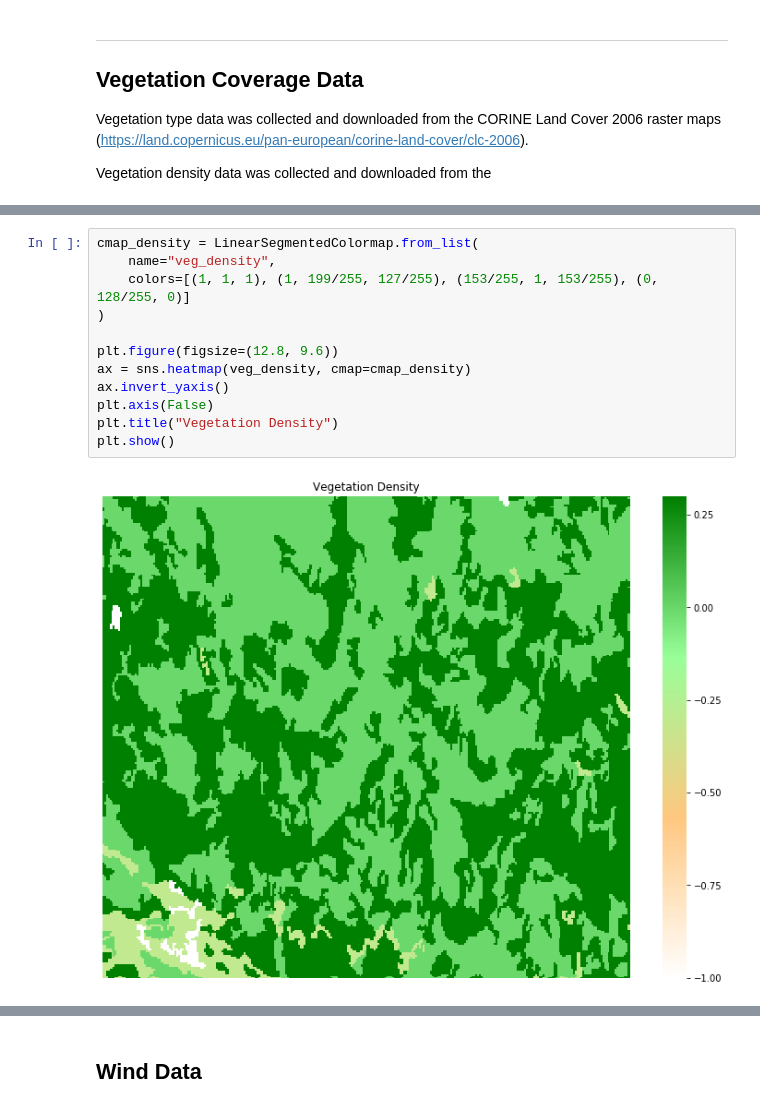
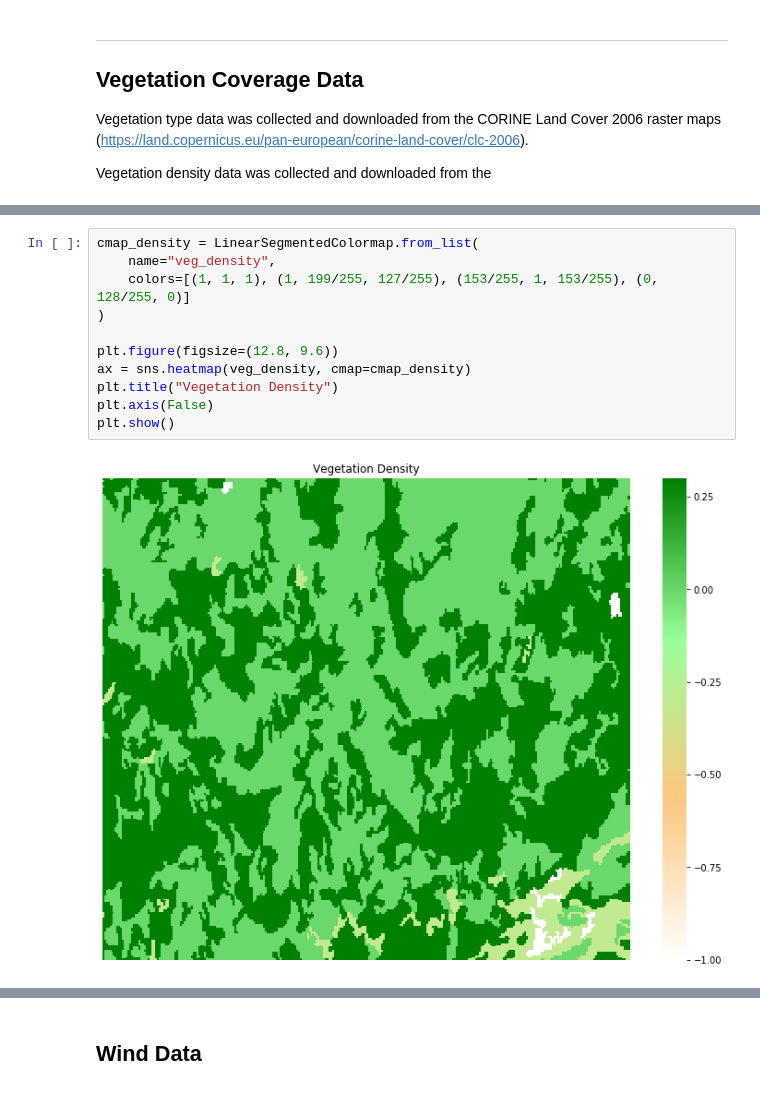
Before and after one commit to thearchitector/wind-and-fire, a Jupyter notebook: code/data.ipynb, the cells around one changed output, grey strips where cells are left out. Drawn from its saved outputs; the diff is of its cells as text.

```diff
--- a/code/data.ipynb
+++ b/code/data.ipynb
@@ -125,17 +130,16 @@ plt.show()
 # %%
 cmap_density = LinearSegmentedColormap.from_list(
     name="veg_density",
     colors=[(1, 1, 1), (1, 199/255, 127/255), (153/255, 1, 153/255), (0, 128/255, 0)]
 )
 
 plt.figure(figsize=(12.8, 9.6))
 ax = sns.heatmap(veg_density, cmap=cmap_density)
-ax.invert_yaxis()
+plt.title("Vegetation Density")
 plt.axis(False)
-plt.title("Vegetation Density")
 plt.show()
 # %% [output]
-[figure, old version]
+[figure, new version]
 # %%
 plt.figure(figsize=(12.8, 9.6))
 ax = sns.heatmap(fuel)
```
Also changed, not shown: parts of 10 cells of this notebook, 1 other file.
